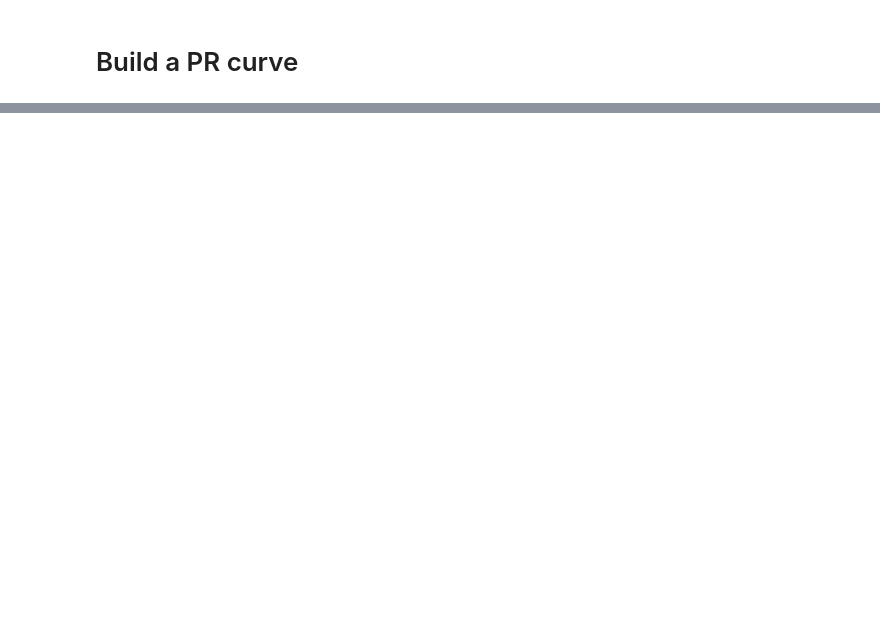
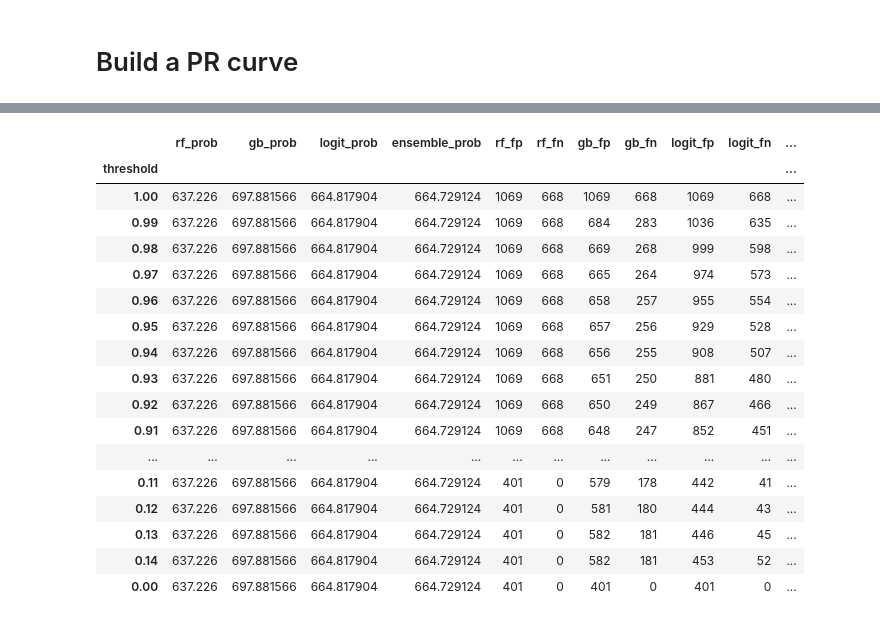
Before and after one commit to yeewill/Classification-Project-DSjobs, a Jupyter notebook: Make ROC and PR Curves.ipynb, the cells around one changed output, grey strips where cells are left out. Drawn from its saved outputs; the diff is of its cells as text; code cells hidden in the pictures; blank space fills up the shorter version.

```diff
--- a/Make ROC and PR Curves.ipynb
+++ b/Make ROC and PR Curves.ipynb
@@ -89,0 +126,19 @@ plt.show()
+# %%
+
+threshold_tuner_exploded['rf_fp'] = 0
+threshold_tuner_exploded['rf_fn'] = 0
+
+
+
+threshold_tuner_exploded['gb_fp'] = 0
+threshold_tuner_exploded['gb_fn'] = 0
+
+
+
+threshold_tuner_exploded['logit_fp'] = 0
+threshold_tuner_exploded['logit_fn'] = 0
+
+
+
+threshold_tuner_exploded['ensemble_fp'] = 0
+threshold_tuner_exploded['ensemble_fn'] = 0
@@ -89,0 +165,12 @@ plt.show()
+# %%
+tte=copy.deepcopy(threshold_tuner_exploded)
+# %%
+tte.loc[(tte.rf_prob>tte.threshold) & tte.y_val==0, 'rf_fp'] = int(1)
+tte.loc[(tte.gb_prob>tte.threshold) & tte.y_val==0, 'gb_fp'] = int(1)
+tte.loc[(tte.logit_prob>tte.threshold) & tte.y_val==0, 'logit_fp'] = int(1)
+tte.loc[(tte.ensemble_prob>tte.threshold) & tte.y_val==0, 'ensemble_fp'] = int(1)
+
+tte.loc[(tte.rf_prob<tte.threshold) & tte.y_val==1, 'rf_fn'] = int(1)
+tte.loc[(tte.gb_prob<tte.threshold) & tte.y_val==1, 'gb_fn'] = int(1)
+tte.loc[(tte.logit_prob<tte.threshold) & tte.y_val==1, 'logit_fn'] = int(1)
+tte.loc[(tte.ensemble_prob<tte.threshold) & tte.y_val==1, 'ensemble_fn'] = int(1)
@@ -89,0 +186,26 @@ plt.show()
+# %%
+tte['rf_cost'] = tte['rf_fp'] * 150000/2 + tte['rf_fn']*8000
+tte['gb_cost'] = tte['gb_fp'] * 150000/2 + tte['gb_fn']*8000
+tte['ensemble_cost'] = tte['ensemble_fp'] * 150000/2 + tte['ensemble_fn']*8000
+tte['logit_cost'] = tte['logit_fp'] * 150000/2 + tte['logit_fn']*8000
+# %%
+tte.groupby(by= 'threshold').sum().sort_values(by= 'ensemble_cost', ascending = False)
+# %% [output]
+|  | rf_prob | gb_prob | logit_prob | ensemble_prob | rf_fp | rf_fn | gb_fp | gb_fn | logit_fp | logit_fn | ... |
+| threshold |  |  |  |  |  |  |  |  |  |  | ... |
+| 1.00 | 637.226 | 697.881566 | 664.817904 | 664.729124 | 1069 | 668 | 1069 | 668 | 1069 | 668 | ... |
+| 0.99 | 637.226 | 697.881566 | 664.817904 | 664.729124 | 1069 | 668 | 684 | 283 | 1036 | 635 | ... |
+| 0.98 | 637.226 | 697.881566 | 664.817904 | 664.729124 | 1069 | 668 | 669 | 268 | 999 | 598 | ... |
+| 0.97 | 637.226 | 697.881566 | 664.817904 | 664.729124 | 1069 | 668 | 665 | 264 | 974 | 573 | ... |
+| 0.96 | 637.226 | 697.881566 | 664.817904 | 664.729124 | 1069 | 668 | 658 | 257 | 955 | 554 | ... |
+| 0.95 | 637.226 | 697.881566 | 664.817904 | 664.729124 | 1069 | 668 | 657 | 256 | 929 | 528 | ... |
+| 0.94 | 637.226 | 697.881566 | 664.817904 | 664.729124 | 1069 | 668 | 656 | 255 | 908 | 507 | ... |
+| 0.93 | 637.226 | 697.881566 | 664.817904 | 664.729124 | 1069 | 668 | 651 | 250 | 881 | 480 | ... |
+| 0.92 | 637.226 | 697.881566 | 664.817904 | 664.729124 | 1069 | 668 | 650 | 249 | 867 | 466 | ... |
+| 0.91 | 637.226 | 697.881566 | 664.817904 | 664.729124 | 1069 | 668 | 648 | 247 | 852 | 451 | ... |
+| ... | ... | ... | ... | ... | ... | ... | ... | ... | ... | ... | ... |
+| 0.11 | 637.226 | 697.881566 | 664.817904 | 664.729124 | 401 | 0 | 579 | 178 | 442 | 41 | ... |
+| 0.12 | 637.226 | 697.881566 | 664.817904 | 664.729124 | 401 | 0 | 581 | 180 | 444 | 43 | ... |
+| 0.13 | 637.226 | 697.881566 | 664.817904 | 664.729124 | 401 | 0 | 582 | 181 | 446 | 45 | ... |
+| 0.14 | 637.226 | 697.881566 | 664.817904 | 664.729124 | 401 | 0 | 582 | 181 | 453 | 52 | ... |
+| 0.00 | 637.226 | 697.881566 | 664.817904 | 664.729124 | 401 | 0 | 401 | 0 | 401 | 0 | ... |
```
Also changed, not shown: parts of 15 cells of this notebook, 3 other files.
